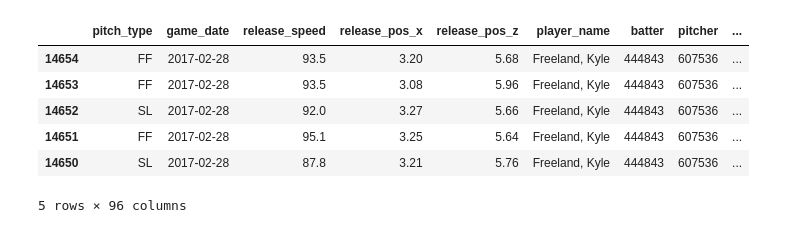
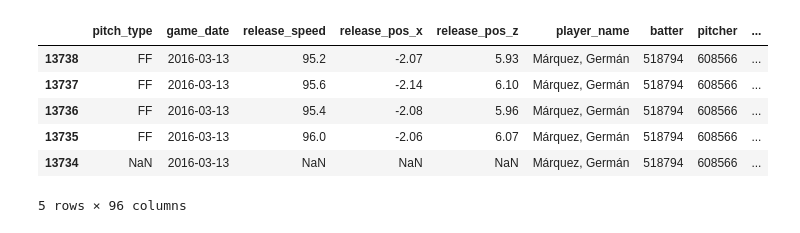
Before and after one commit to cassydm/rockies_moneyball_part-deux, a Jupyter notebook: Project 3/test_files/pybaseball_test.ipynb, the cells around one changed output. Saved outputs shown, nothing was run; the diff lists cells and outputs as text; code cells hidden in the pictures.

```diff
--- a/Project 3/test_files/pybaseball_test.ipynb
+++ b/Project 3/test_files/pybaseball_test.ipynb
@@ -144 +107,7 @@ freeland_df.to_excel("../excel/test_data.xlsx")
+# %%
+def add_data_df(df):
+    df_sort = df.sort_values(by=['game_date', 'at_bat_number','pitch_number'])
+    df_sort['pitch_count'] = df_sort.groupby("game_date").cumcount()+1
+    df_sort['trailing_pitch'] = df_sort.groupby("batter")['pitch_type'].shift(1)
+    return df_sort
 # %%
@@ -166,11 +124,11 @@ freeland_df_sorted.tail()
-# %%
-freeland_df_sorted["trailing_pitch"] = freeland_df_sorted.groupby("batter")['pitch_type'].shift(1)
-freeland_df_sorted.head()
-# %% [output]
-|  | pitch_type | game_date | release_speed | release_pos_x | release_pos_z | player_name | batter | pitcher | ... |
-| 14654 | FF | 2017-02-28 | 93.5 | 3.20 | 5.68 | Freeland, Kyle | 444843 | 607536 | ... |
-| 14653 | FF | 2017-02-28 | 93.5 | 3.08 | 5.96 | Freeland, Kyle | 444843 | 607536 | ... |
-| 14652 | SL | 2017-02-28 | 92.0 | 3.27 | 5.66 | Freeland, Kyle | 444843 | 607536 | ... |
-| 14651 | FF | 2017-02-28 | 95.1 | 3.25 | 5.64 | Freeland, Kyle | 444843 | 607536 | ... |
-| 14650 | SL | 2017-02-28 | 87.8 | 3.21 | 5.76 | Freeland, Kyle | 444843 | 607536 | ... |
-5 rows × 96 columns
+# %%
+marquez_df_sorted = add_data_df(marquez_df)
+marquez_df_sorted.head()
+# %% [output]
+|  | pitch_type | game_date | release_speed | release_pos_x | release_pos_z | player_name | batter | pitcher | ... |
+| 13738 | FF | 2016-03-13 | 95.2 | -2.07 | 5.93 | Márquez, Germán | 518794 | 608566 | ... |
+| 13737 | FF | 2016-03-13 | 95.6 | -2.14 | 6.10 | Márquez, Germán | 518794 | 608566 | ... |
+| 13736 | FF | 2016-03-13 | 95.4 | -2.08 | 5.96 | Márquez, Germán | 518794 | 608566 | ... |
+| 13735 | FF | 2016-03-13 | 96.0 | -2.06 | 6.07 | Márquez, Germán | 518794 | 608566 | ... |
+| 13734 | NaN | 2016-03-13 | NaN | NaN | NaN | Márquez, Germán | 518794 | 608566 | ... |
+5 rows × 96 columns
```
Also changed, not shown: parts of 17 cells of this notebook, 1 other file.
